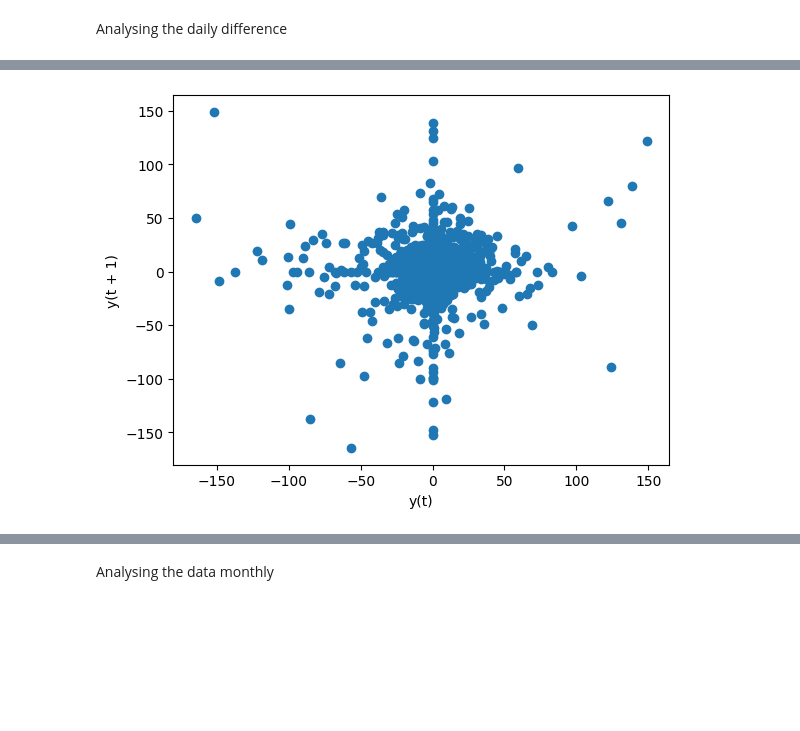
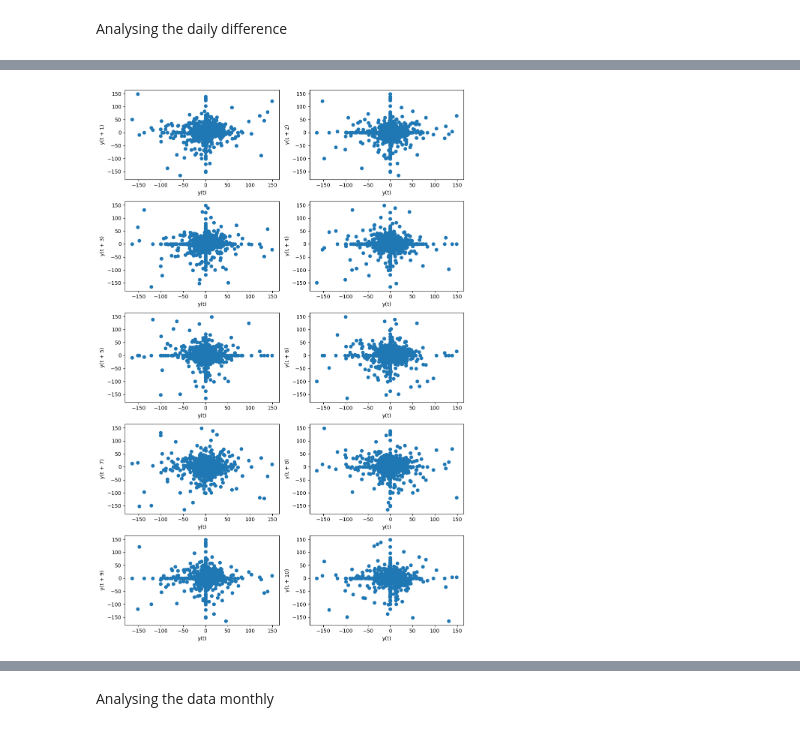
Before and after one commit to TheNoobGoda/time_series_project, a Jupyter notebook: yahoo_stock.ipynb, the cells around one changed output, grey strips where cells are left out. Saved outputs shown, nothing was run; the diff lists cells and outputs as text; code cells hidden in the pictures; blank space fills up the shorter version.

```diff
--- a/yahoo_stock.ipynb
+++ b/yahoo_stock.ipynb
@@ -111,7 +118,13 @@ plt.legend(loc='best')
 # %% [markdown]
 Lag plots
 # %%
-for i in range(1,2):
+plt.figure(figsize=(10,15))
+p = 1
+for i in range(1,11):
+    plt.subplot(5,2,p)
+    p += 1
     pd.plotting.lag_plot(df['High'],lag=i)
-    plt.show()
+
+plt.tight_layout()
+plt.show()
 # %% [output]
@@ -156,6 +169,12 @@ plt.show()
 # %%
-for i in range(1,2):
+plt.figure(figsize=(10,15))
+p = 1
+for i in range(1,11):
+    plt.subplot(5,2,p)
+    p += 1
     pd.plotting.lag_plot(daily_diff['High'],lag=i)
-    plt.show()
+
+plt.tight_layout()
+plt.show()
 # %% [output]
-[figure, old version]
+[figure, new version]
```
Also changed, not shown: parts of 10 cells of this notebook.
